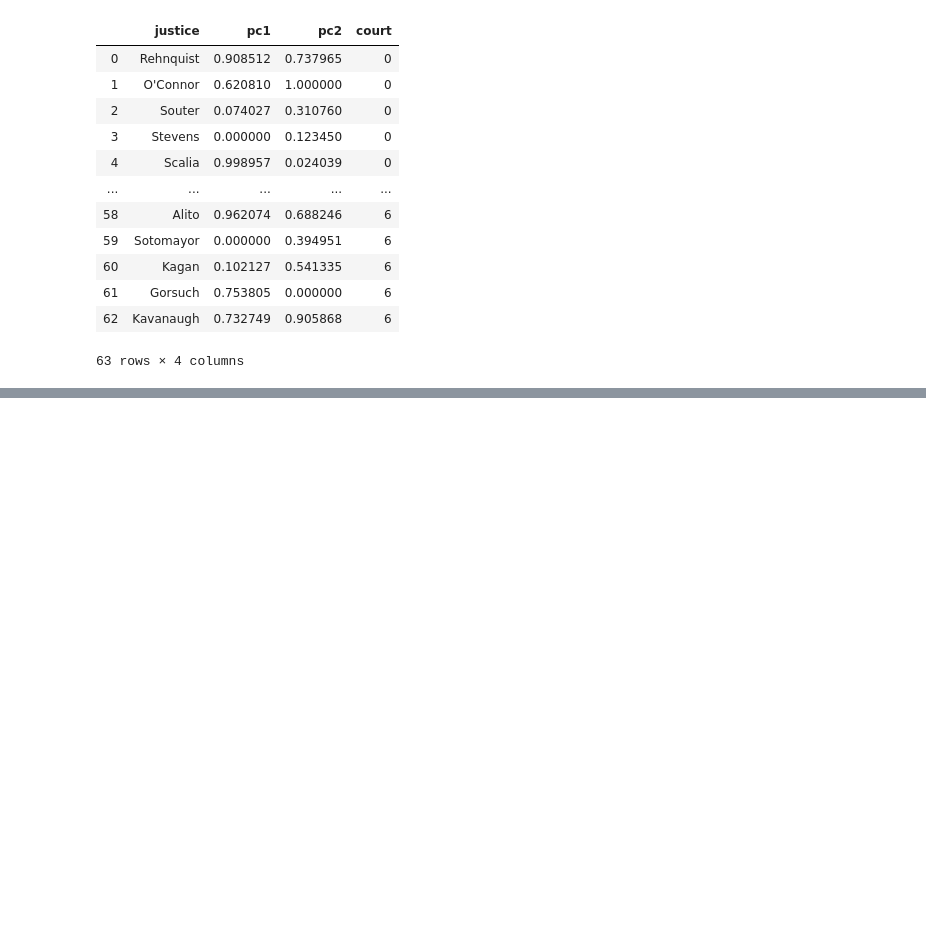
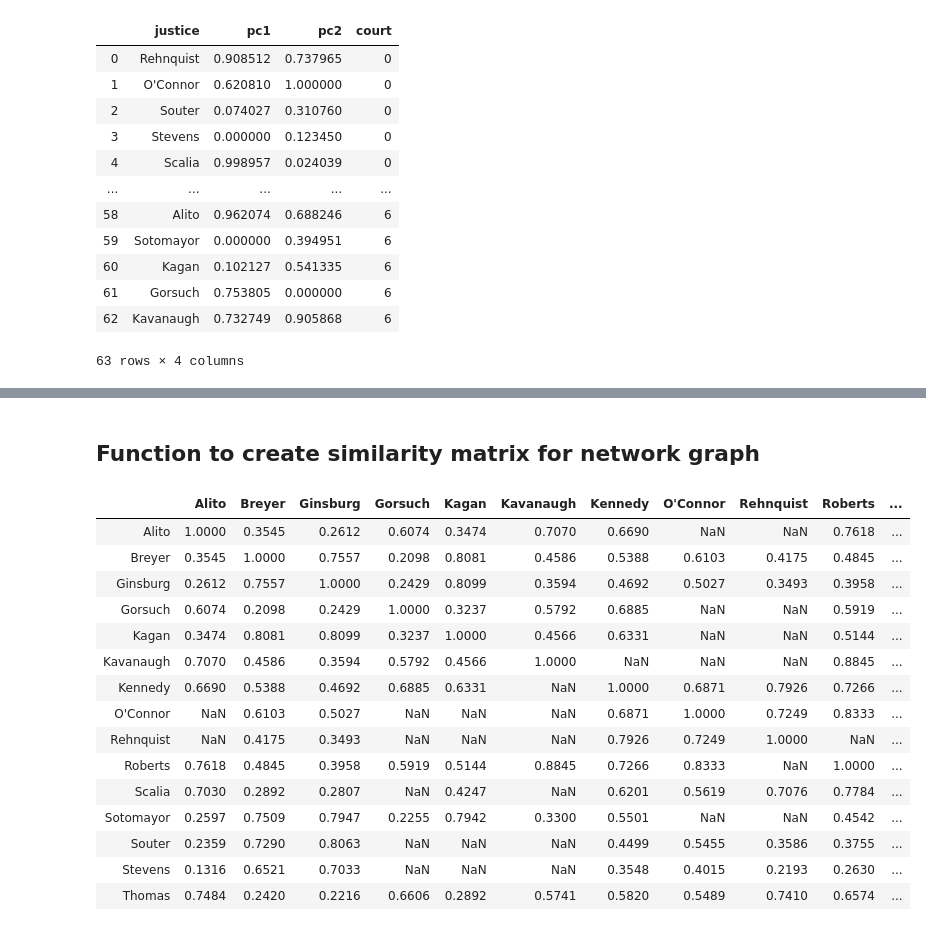
Before and after one commit to wplam107/scotus_rulings, a Jupyter notebook: data_notebook.ipynb, the cells around one changed output, grey strips where cells are left out. Saved outputs shown, nothing was run; the diff lists cells and outputs as text; code cells hidden in the pictures; blank space fills up the shorter version.

Commit message:
added several plots and functions

```diff
--- a/data_notebook.ipynb
+++ b/data_notebook.ipynb
@@ -256,3 +256,46 @@ def animated_2comp(df):
 animated_2comp(pcas)
 # %% [output]
 [interactive output not drawn]
+# %% [markdown]
+## Function to create similarity matrix for network graph
+# %%
+def all_sim(df):
+    '''
+    Returns a similarity DataFrame for all justices (justices who did no serve together are NaN values)
+    '''
+    jus = list(df.index)
+    l = len(jus)
+    sim_mat = np.zeros((l,l))
+
+    for i in range(l):
+        for j in range(l):
+            anb = np.where(df.loc[jus[i]].notna() & df.loc[jus[j]].notna(), df.columns, np.nan)
+            if len([ x for x in anb if str(x) != 'nan' ]) != 0:
+                j_a = np.array(df[[ x for x in anb if str(x) != 'nan' ]].loc[jus[i]])
+                j_b = np.array(df[[ x for x in anb if str(x) != 'nan' ]].loc[jus[j]])
+                sim_mat[i][j] = np.round(cosine_similarity(j_a.reshape(1, len(j_a)), j_b.reshape(1, len(j_a))), 4)
+            else:
+                sim_mat[i][j] = np.nan
+
+    sim_mat = pd.DataFrame(sim_mat, index=jus, columns=jus)
+    return sim_mat
+# %%
+sim_df = all_sim(df2)
+sim_df
+# %% [output]
+|  | Alito | Breyer | Ginsburg | Gorsuch | Kagan | Kavanaugh | Kennedy | O'Connor | Rehnquist | Roberts | ... |
+| Alito | 1.0000 | 0.3545 | 0.2612 | 0.6074 | 0.3474 | 0.7070 | 0.6690 | NaN | NaN | 0.7618 | ... |
+| Breyer | 0.3545 | 1.0000 | 0.7557 | 0.2098 | 0.8081 | 0.4586 | 0.5388 | 0.6103 | 0.4175 | 0.4845 | ... |
+| Ginsburg | 0.2612 | 0.7557 | 1.0000 | 0.2429 | 0.8099 | 0.3594 | 0.4692 | 0.5027 | 0.3493 | 0.3958 | ... |
+| Gorsuch | 0.6074 | 0.2098 | 0.2429 | 1.0000 | 0.3237 | 0.5792 | 0.6885 | NaN | NaN | 0.5919 | ... |
+| Kagan | 0.3474 | 0.8081 | 0.8099 | 0.3237 | 1.0000 | 0.4566 | 0.6331 | NaN | NaN | 0.5144 | ... |
+| Kavanaugh | 0.7070 | 0.4586 | 0.3594 | 0.5792 | 0.4566 | 1.0000 | NaN | NaN | NaN | 0.8845 | ... |
+| Kennedy | 0.6690 | 0.5388 | 0.4692 | 0.6885 | 0.6331 | NaN | 1.0000 | 0.6871 | 0.7926 | 0.7266 | ... |
+| O'Connor | NaN | 0.6103 | 0.5027 | NaN | NaN | NaN | 0.6871 | 1.0000 | 0.7249 | 0.8333 | ... |
+| Rehnquist | NaN | 0.4175 | 0.3493 | NaN | NaN | NaN | 0.7926 | 0.7249 | 1.0000 | NaN | ... |
+| Roberts | 0.7618 | 0.4845 | 0.3958 | 0.5919 | 0.5144 | 0.8845 | 0.7266 | 0.8333 | NaN | 1.0000 | ... |
+| Scalia | 0.7030 | 0.2892 | 0.2807 | NaN | 0.4247 | NaN | 0.6201 | 0.5619 | 0.7076 | 0.7784 | ... |
+| Sotomayor | 0.2597 | 0.7509 | 0.7947 | 0.2255 | 0.7942 | 0.3300 | 0.5501 | NaN | NaN | 0.4542 | ... |
+| Souter | 0.2359 | 0.7290 | 0.8063 | NaN | NaN | NaN | 0.4499 | 0.5455 | 0.3586 | 0.3755 | ... |
+| Stevens | 0.1316 | 0.6521 | 0.7033 | NaN | NaN | NaN | 0.3548 | 0.4015 | 0.2193 | 0.2630 | ... |
+| Thomas | 0.7484 | 0.2420 | 0.2216 | 0.6606 | 0.2892 | 0.5741 | 0.5820 | 0.5489 | 0.7410 | 0.6574 | ... |
```
Also changed, not shown: parts of 10 cells of this notebook, 4 other files.
